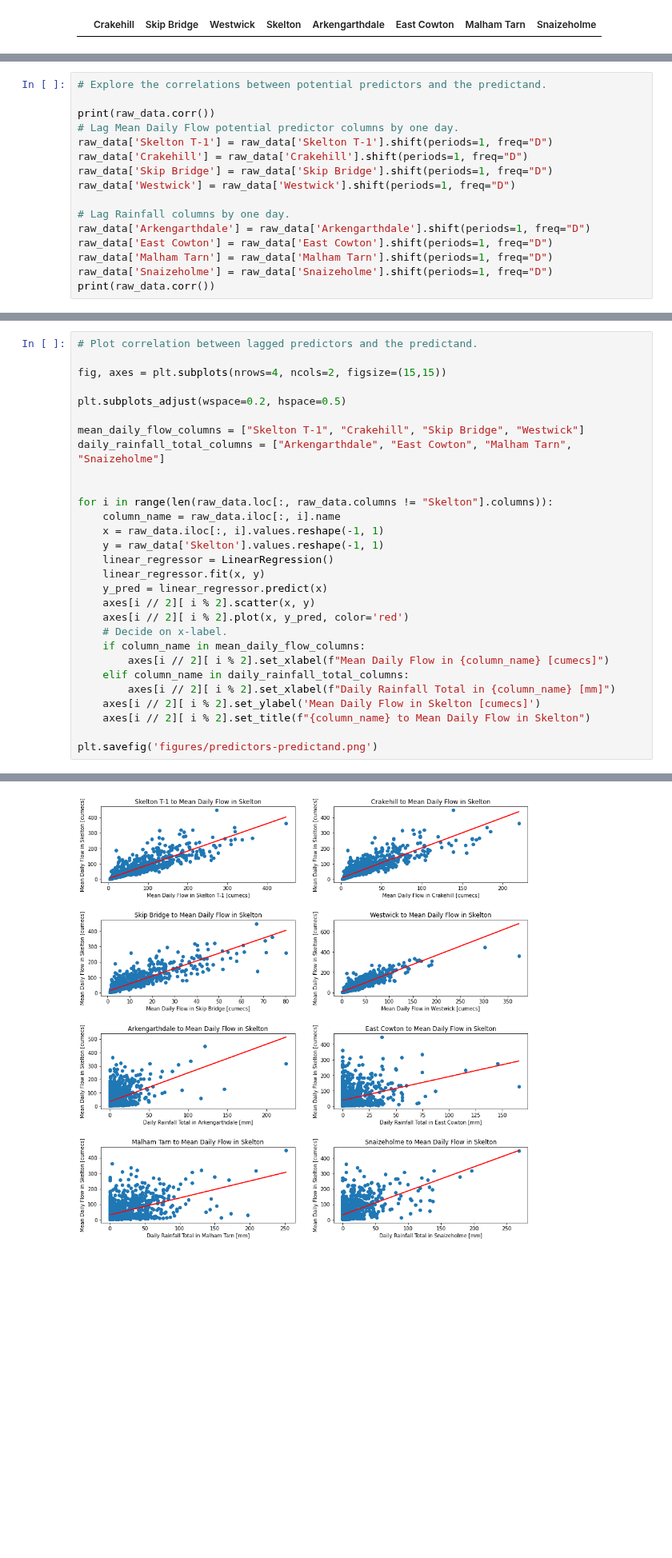
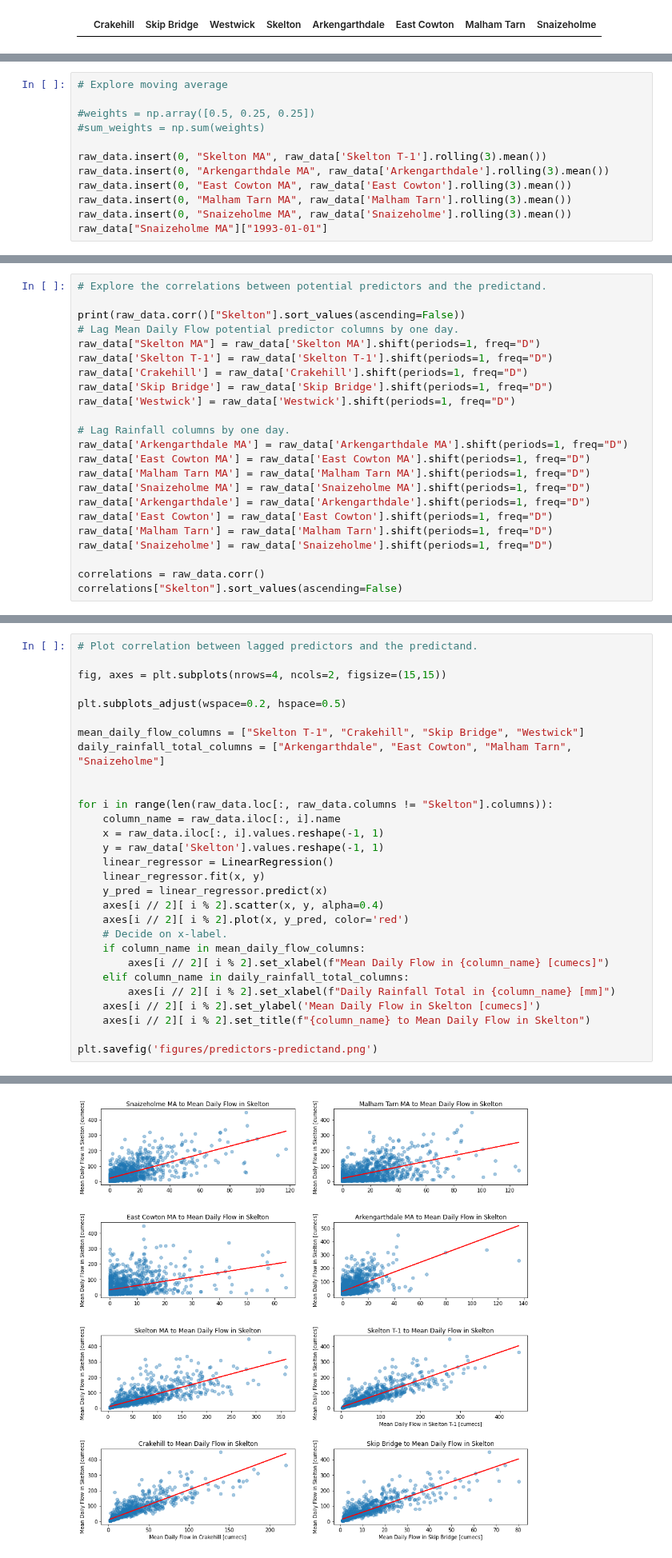
Before and after one commit to czuhajster/neural_network, a Jupyter notebook: Data-Preprocessing.ipynb, the cells around one changed output, grey strips where cells are left out. Shown at 80% size. Cells and saved outputs as stored; diff of their text form; blank space fills up the shorter version.

```diff
--- a/Data-Preprocessing.ipynb
+++ b/Data-Preprocessing.ipynb
@@ -127,3 +127,15 @@ raw_data.insert(0, 'Skelton T-1', raw_data['Skelton'])
 columns = raw_data.columns
 skelton_column = raw_data.pop("Skelton")
 raw_data.insert(len(columns) - 1, skelton_column.name, skelton_column)
+# %%
+# Explore moving average
+
+#weights = np.array([0.5, 0.25, 0.25])
+#sum_weights = np.sum(weights)
+
+raw_data.insert(0, "Skelton MA", raw_data['Skelton T-1'].rolling(3).mean())
+raw_data.insert(0, "Arkengarthdale MA", raw_data['Arkengarthdale'].rolling(3).mean())
+raw_data.insert(0, "East Cowton MA", raw_data['East Cowton'].rolling(3).mean())
+raw_data.insert(0, "Malham Tarn MA", raw_data['Malham Tarn'].rolling(3).mean())
+raw_data.insert(0, "Snaizeholme MA", raw_data['Snaizeholme'].rolling(3).mean())
+raw_data["Snaizeholme MA"]["1993-01-01"]
@@ -130,17 +144,24 @@ raw_data.insert(len(columns) - 1, skelton_column.name, skelton_column)
 # %%
 # Explore the correlations between potential predictors and the predictand.
 
-print(raw_data.corr())
+print(raw_data.corr()["Skelton"].sort_values(ascending=False))
 # Lag Mean Daily Flow potential predictor columns by one day.
+raw_data["Skelton MA"] = raw_data['Skelton MA'].shift(periods=1, freq="D")
 raw_data['Skelton T-1'] = raw_data['Skelton T-1'].shift(periods=1, freq="D")
 raw_data['Crakehill'] = raw_data['Crakehill'].shift(periods=1, freq="D")
 raw_data['Skip Bridge'] = raw_data['Skip Bridge'].shift(periods=1, freq="D")
 raw_data['Westwick'] = raw_data['Westwick'].shift(periods=1, freq="D")
 
 # Lag Rainfall columns by one day.
+raw_data['Arkengarthdale MA'] = raw_data['Arkengarthdale MA'].shift(periods=1, freq="D")
+raw_data['East Cowton MA'] = raw_data['East Cowton MA'].shift(periods=1, freq="D")
+raw_data['Malham Tarn MA'] = raw_data['Malham Tarn MA'].shift(periods=1, freq="D")
+raw_data['Snaizeholme MA'] = raw_data['Snaizeholme MA'].shift(periods=1, freq="D")
 raw_data['Arkengarthdale'] = raw_data['Arkengarthdale'].shift(periods=1, freq="D")
 raw_data['East Cowton'] = raw_data['East Cowton'].shift(periods=1, freq="D")
 raw_data['Malham Tarn'] = raw_data['Malham Tarn'].shift(periods=1, freq="D")
 raw_data['Snaizeholme'] = raw_data['Snaizeholme'].shift(periods=1, freq="D")
-print(raw_data.corr())
+
+correlations = raw_data.corr()
+correlations["Skelton"].sort_values(ascending=False)
 # %% [output]
@@ -197,7 +231,7 @@ for i in range(len(raw_data.loc[:, raw_data.columns != "Skelton"].columns)):
     linear_regressor = LinearRegression()
     linear_regressor.fit(x, y)
     y_pred = linear_regressor.predict(x)
-    axes[i // 2][ i % 2].scatter(x, y)
+    axes[i // 2][ i % 2].scatter(x, y, alpha=0.4)
     axes[i // 2][ i % 2].plot(x, y_pred, color='red')
     # Decide on x-label.
     if column_name in mean_daily_flow_columns:
@@ -212,4 +247,4 @@ plt.savefig('figures/predictors-predictand.png')
-[figure, old version]
+[figure, new version]
 # %%
 # Split the data into into training-validation and test sets.
 train_and_validation, test = train_test_split(raw_data, test_size=0.2)
```
Also changed, not shown: parts of 6 cells of this notebook, 2 other files.
